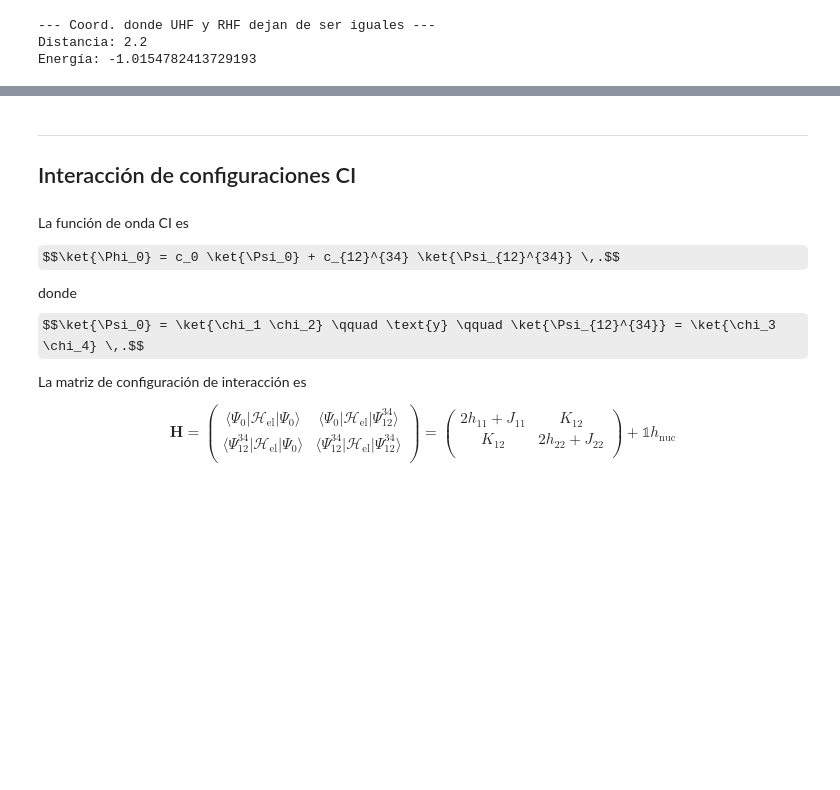
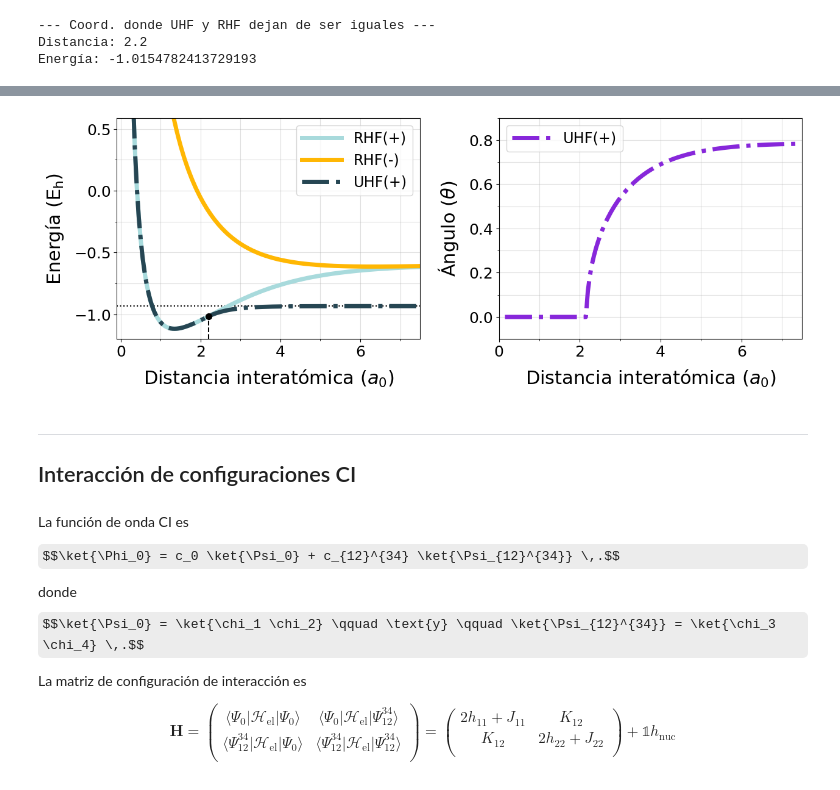
Before and after one commit to ro-sgr/tesis-licenciatura, a Jupyter notebook: (4) H2.ipynb, the cells around one changed output, grey strips where cells are left out. Drawn from its saved outputs; the diff is of its cells as text; code cells hidden in the pictures; some formulas as TeX source; blank space fills up the shorter version.

```diff
--- a/(4) H2.ipynb
+++ b/(4) H2.ipynb
@@ -169,2 +113,28 @@ guardar('H2_STO3G_UHF2.csv', UHF2)
+# %%
+def E_UHF() -> tuple[NDArray]:
+    """ Cálculo de la energía no restringida (UHF)
+    """
+
+    Δ: NDArray = J11 + J22 - 2*J12 + 4*K12
+    η: NDArray = (RHF2 - RHF1) / Δ
+
+    θ: NDArray = np.arccos(η)/2
+    θ: NDArray = np.nan_to_num(θ)
+
+    cosθ: NDArray = np.cos(θ)
+    sinθ: NDArray = np.sin(θ)
+
+    E1: NDArray = 2*h11*np.power(cosθ,2) + 2*h22*np.power(sinθ,2)
+    E2: NDArray = J11*np.power(cosθ,4) + J22*np.power(sinθ,4)
+    E3: NDArray = (2*J12-4*K12)*np.power(cosθ,2)*np.power(sinθ,2)
+
+    Etot: NDArray = E1 + E2 + E3 + hnuc # energía total
+
+    return  Etot, θ, η
+# %%
+UHF, UHF_θ, UHF_η = E_UHF()
+
+# Descomentar líneas siguientes si hay cambios
+guardar('H2_STO3G_UHF1.csv', UHF.tolist())
 # %%
 # índice del primer ángulo diferente de cero/NaN, RHF
@@ -246,3 +152,18 @@ fig.savefig('imgs/H2_STO3G_RHFvsUHF.svg', format='svg', bbox_inches='tight')
+# %%
+# Graficar energías RHF y UHF con ángulo de mezcla θ
+y_RHF: list[NDArray] = [RHF1, RHF2]
+y_UHF: list[NDArray] = [UHF]
+ang: list[NDArray] = [UHF_θ]
+
+linewidth, fontsize, labelsize, alpha = 5, 22, 18, 0.4
+opciones: list = [linewidth, fontsize, labelsize, alpha]
+
+img_guardar: bool = False
+img_nombre: str = 'H2_STO3G_RHFvsUHF'
+
+graficar_UHF(R, y_RHF, y_UHF, ang, EH_STO3G, opciones, img_guardar, img_nombre)
+# %% [output]
+[figure, added]
 # %% [markdown]
 ---
 ## Interacción de configuraciones CI
```
Also changed, not shown: parts of 17 cells of this notebook, 23 other files.
